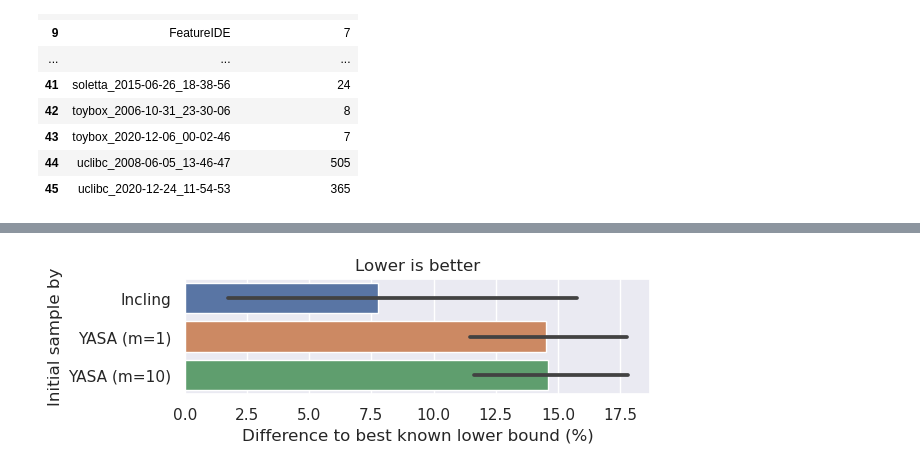
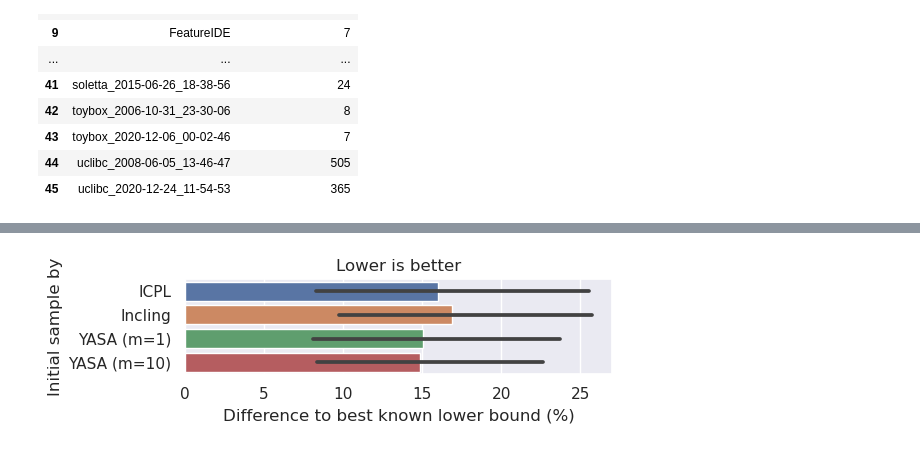
Before and after one commit to tubs-alg/SampLNS, a Jupyter notebook: evaluation/05_initial_sample_comparison/05_lower_bound_gap.ipynb, the cells around one changed output, grey strips where cells are left out. Cells and saved outputs as stored; diff of their text form; code cells hidden in the pictures.

```diff
--- a/evaluation/05_initial_sample_comparison/05_lower_bound_gap.ipynb
+++ b/evaluation/05_initial_sample_comparison/05_lower_bound_gap.ipynb
@@ -76,7 +77,7 @@ best_lower_bound
 | 45 | uclibc_2020-12-24_11-54-53 | 365 | 365.0 |
 # %%
 samplns_data = samplns_data[
-    ["instance_name", "lower_bound", "upper_bound", "baseline_alg", "baseline_alg_conf"]
+    ["instance_name", "lower_bound", "upper_bound", "baseline_alg", "baseline_alg_conf", "baseline_sample_size"]
 ]
 samplns_data = samplns_data.merge(best_lower_bound, on="instance_name")
 # How many percent is the solution above the best lower bound?
@@ -118,11 +140,13 @@ def initial_sample_name(row):
         m = row["baseline_alg_conf"].split("_")[1][1:]
         return f"{baseline_alg} (m={m})"
     else:
+        if baseline_alg.startswith("FIDE"):
+            baseline_alg = baseline_alg[5:]
         return f"{baseline_alg}"
 
 
 samplns_data["initial_sample_name"] = samplns_data.apply(initial_sample_name, axis=1)
-samplns_data.groupby(["initial_sample_name"])[["gap"]].mean()
+samplns_data.groupby(["initial_sample_name", "instance_name"])[["gap"]].mean().reset_index().groupby(["initial_sample_name"])[["gap"]].mean()
 # %% [output]
 |  | gap |
 | initial_sample_name |  |
@@ -131,0 +178,4 @@ samplns_data.groupby(["initial_sample_name"])[["gap"]].mean()
+# %%
+t = samplns_data.groupby(["instance_name"])[["initial_sample_name"]].nunique().reset_index()
+solved_by_all = t[t["initial_sample_name"]==4]["instance_name"].unique().tolist()
+solved_by_all
@@ -132,15 +200,18 @@ samplns_data.groupby(["initial_sample_name"])[["gap"]].mean()
 # %%
 import matplotlib.pyplot as plt
 import seaborn as sns
-
+from _conf import PLOT_WIDTH, PLOT_INITIAL_SAMPLE_COMPARISON
 sns.set_theme()
-f, ax = plt.subplots(figsize=(6, 1.5))
+f, ax = plt.subplots(figsize=(PLOT_WIDTH, 2))
 plt.title("Lower is better")
 sns.barplot(
-    data=samplns_data.dropna(subset=["gap"]), y="initial_sample_name", x="gap", ax=ax
+    data=samplns_data[samplns_data["instance_name"].isin(solved_by_all)].groupby(["initial_sample_name", "instance_name"])[["gap"]].mean().reset_index(),
+      y="initial_sample_name", x="gap", ax=ax
 )
 plt.xlabel("Difference to best known lower bound (%)")
 plt.ylabel("Initial sample by")
+plt.tight_layout()
+plt.savefig(PLOT_INITIAL_SAMPLE_COMPARISON)
 plt.show()
 # %% [output]
-[figure, old version]
+[figure, new version]
```
Also changed, not shown: parts of 9 cells of this notebook, 10 other files.
